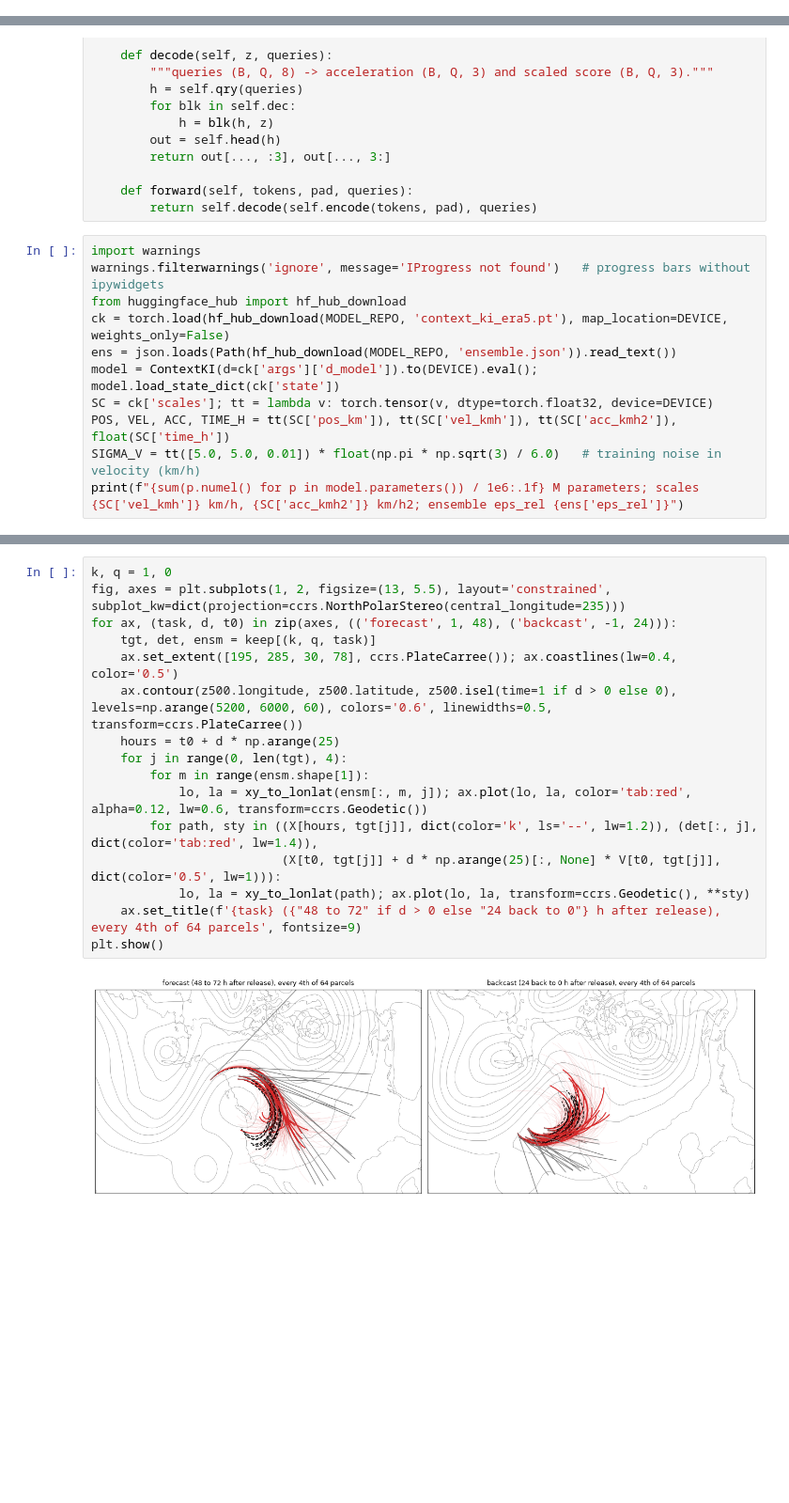
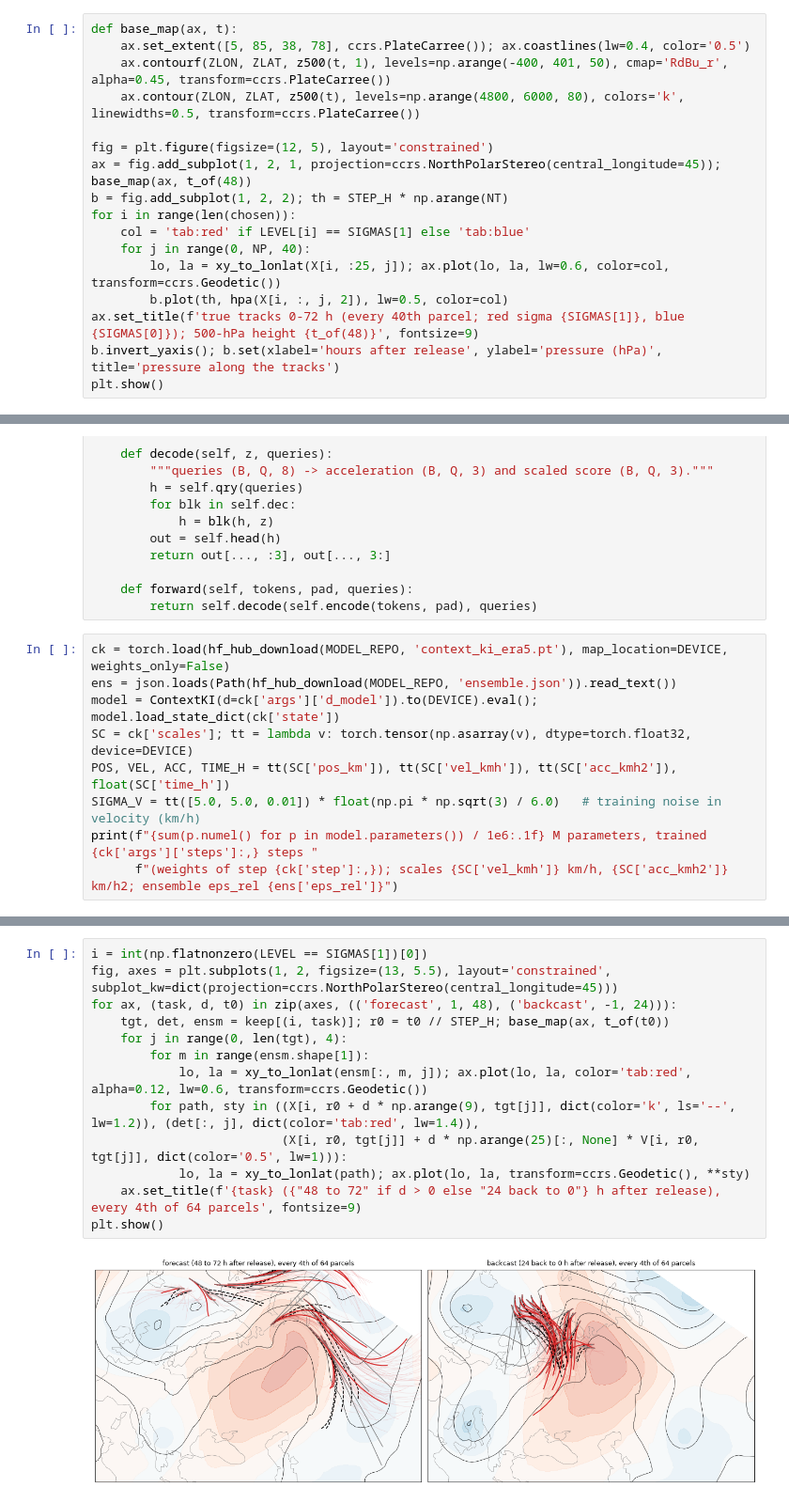
Before and after one commit to yanxingjianken/ki-lagrangian-tracks, a Jupyter notebook: 03_era5/ki_era5.ipynb, the cells around one changed output, grey strips where cells are left out. Shown at 94% size. Saved outputs shown, nothing was run; the diff lists cells and outputs as text; blank space fills up the shorter version.

Commit message:
03_era5 notebook: trained model on true tracks of the 2010 Russian block read from the public dataset; no ERA5 download

```diff
--- a/03_era5/ki_era5.ipynb
+++ b/03_era5/ki_era5.ipynb
@@ -131,0 +82,17 @@ plt.show()
+# %%
+def base_map(ax, t):
+    ax.set_extent([5, 85, 38, 78], ccrs.PlateCarree()); ax.coastlines(lw=0.4, color='0.5')
+    ax.contourf(ZLON, ZLAT, z500(t, 1), levels=np.arange(-400, 401, 50), cmap='RdBu_r', alpha=0.45, transform=ccrs.PlateCarree())
+    ax.contour(ZLON, ZLAT, z500(t), levels=np.arange(4800, 6000, 80), colors='k', linewidths=0.5, transform=ccrs.PlateCarree())
+
+fig = plt.figure(figsize=(12, 5), layout='constrained')
+ax = fig.add_subplot(1, 2, 1, projection=ccrs.NorthPolarStereo(central_longitude=45)); base_map(ax, t_of(48))
+b = fig.add_subplot(1, 2, 2); th = STEP_H * np.arange(NT)
+for i in range(len(chosen)):
+    col = 'tab:red' if LEVEL[i] == SIGMAS[1] else 'tab:blue'
+    for j in range(0, NP, 40):
+        lo, la = xy_to_lonlat(X[i, :25, j]); ax.plot(lo, la, lw=0.6, color=col, transform=ccrs.Geodetic())
+        b.plot(th, hpa(X[i, :, j, 2]), lw=0.5, color=col)
+ax.set_title(f'true tracks 0-72 h (every 40th parcel; red sigma {SIGMAS[1]}, blue {SIGMAS[0]}); 500-hPa height {t_of(48)}', fontsize=9)
+b.invert_yaxis(); b.set(xlabel='hours after release', ylabel='pressure (hPa)', title='pressure along the tracks')
+plt.show()
@@ -208,14 +177,12 @@ class ContextKI(nn.Module):
     def forward(self, tokens, pad, queries):
         return self.decode(self.encode(tokens, pad), queries)
 # %%
-import warnings
-warnings.filterwarnings('ignore', message='IProgress not found')   # progress bars without ipywidgets
-from huggingface_hub import hf_hub_download
 ck = torch.load(hf_hub_download(MODEL_REPO, 'context_ki_era5.pt'), map_location=DEVICE, weights_only=False)
 ens = json.loads(Path(hf_hub_download(MODEL_REPO, 'ensemble.json')).read_text())
 model = ContextKI(d=ck['args']['d_model']).to(DEVICE).eval(); model.load_state_dict(ck['state'])
-SC = ck['scales']; tt = lambda v: torch.tensor(v, dtype=torch.float32, device=DEVICE)
+SC = ck['scales']; tt = lambda v: torch.tensor(np.asarray(v), dtype=torch.float32, device=DEVICE)
 POS, VEL, ACC, TIME_H = tt(SC['pos_km']), tt(SC['vel_kmh']), tt(SC['acc_kmh2']), float(SC['time_h'])
 SIGMA_V = tt([5.0, 5.0, 0.01]) * float(np.pi * np.sqrt(3) / 6.0)   # training noise in velocity (km/h)
-print(f"{sum(p.numel() for p in model.parameters()) / 1e6:.1f} M parameters; scales {SC['vel_kmh']} km/h, {SC['acc_kmh2']} km/h2; ensemble eps_rel {ens['eps_rel']}")
+print(f"{sum(p.numel() for p in model.parameters()) / 1e6:.1f} M parameters, trained {ck['args']['steps']:,} steps "
+      f"(weights of step {ck['step']:,}); scales {SC['vel_kmh']} km/h, {SC['acc_kmh2']} km/h2; ensemble eps_rel {ens['eps_rel']}")
 # %% [output]
@@ -305,18 +270,15 @@ One patch at sigma 0.285: true tracks (black dashed), the deterministic model (r
 # %%
-k, q = 1, 0
-fig, axes = plt.subplots(1, 2, figsize=(13, 5.5), layout='constrained', subplot_kw=dict(projection=ccrs.NorthPolarStereo(central_longitude=235)))
+i = int(np.flatnonzero(LEVEL == SIGMAS[1])[0])
+fig, axes = plt.subplots(1, 2, figsize=(13, 5.5), layout='constrained', subplot_kw=dict(projection=ccrs.NorthPolarStereo(central_longitude=45)))
 for ax, (task, d, t0) in zip(axes, (('forecast', 1, 48), ('backcast', -1, 24))):
-    tgt, det, ensm = keep[(k, q, task)]
-    ax.set_extent([195, 285, 30, 78], ccrs.PlateCarree()); ax.coastlines(lw=0.4, color='0.5')
-    ax.contour(z500.longitude, z500.latitude, z500.isel(time=1 if d > 0 else 0), levels=np.arange(5200, 6000, 60), colors='0.6', linewidths=0.5, transform=ccrs.PlateCarree())
-    hours = t0 + d * np.arange(25)
+    tgt, det, ensm = keep[(i, task)]; r0 = t0 // STEP_H; base_map(ax, t_of(t0))
     for j in range(0, len(tgt), 4):
         for m in range(ensm.shape[1]):
             lo, la = xy_to_lonlat(ensm[:, m, j]); ax.plot(lo, la, color='tab:red', alpha=0.12, lw=0.6, transform=ccrs.Geodetic())
-        for path, sty in ((X[hours, tgt[j]], dict(color='k', ls='--', lw=1.2)), (det[:, j], dict(color='tab:red', lw=1.4)),
-                          (X[t0, tgt[j]] + d * np.arange(25)[:, None] * V[t0, tgt[j]], dict(color='0.5', lw=1))):
+        for path, sty in ((X[i, r0 + d * np.arange(9), tgt[j]], dict(color='k', ls='--', lw=1.2)), (det[:, j], dict(color='tab:red', lw=1.4)),
+                          (X[i, r0, tgt[j]] + d * np.arange(25)[:, None] * V[i, r0, tgt[j]], dict(color='0.5', lw=1))):
             lo, la = xy_to_lonlat(path); ax.plot(lo, la, transform=ccrs.Geodetic(), **sty)
     ax.set_title(f'{task} ({"48 to 72" if d > 0 else "24 back to 0"} h after release), every 4th of 64 parcels', fontsize=9)
 plt.show()
 # %% [output]
-[figure, old version]
+[figure, new version]
```
Also changed, not shown: parts of 23 cells of this notebook, 3 other files.
